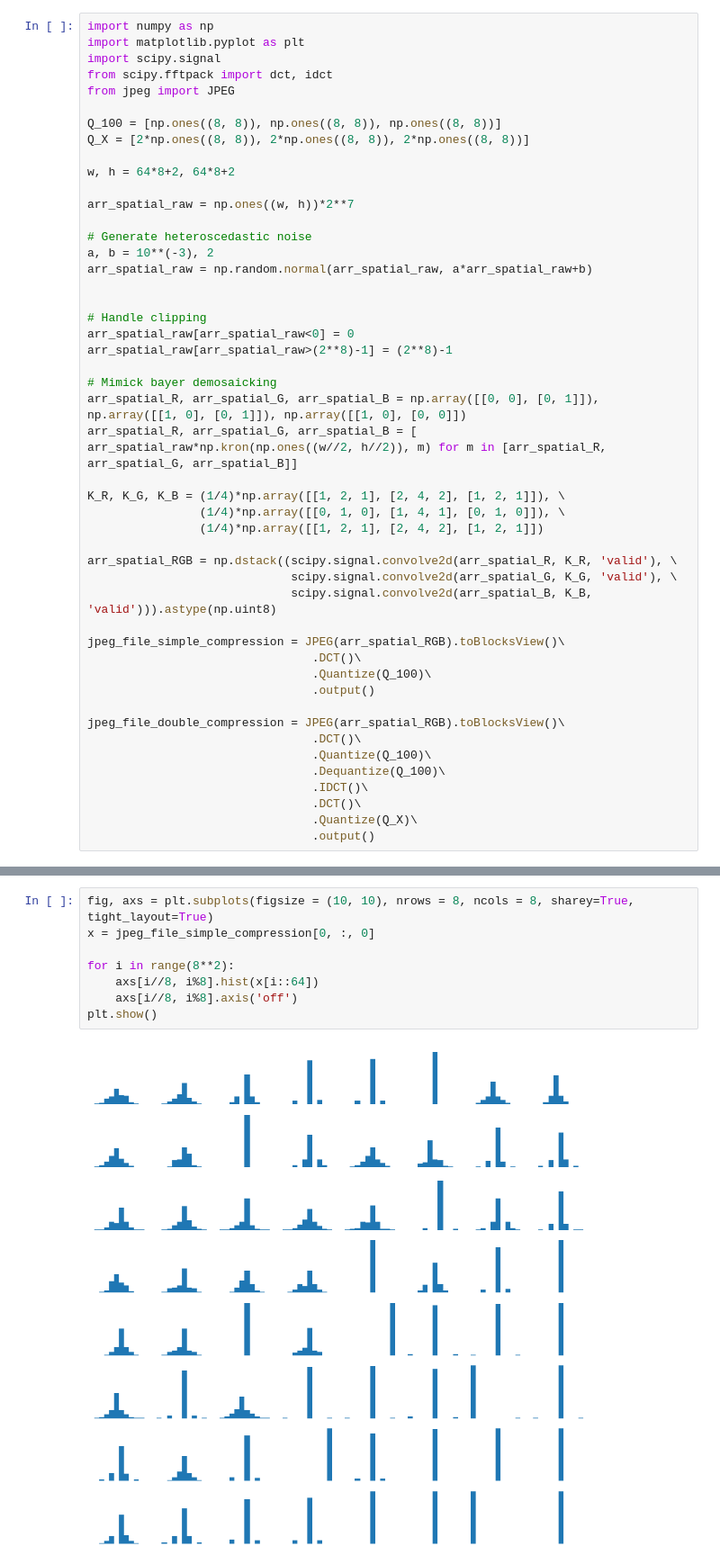
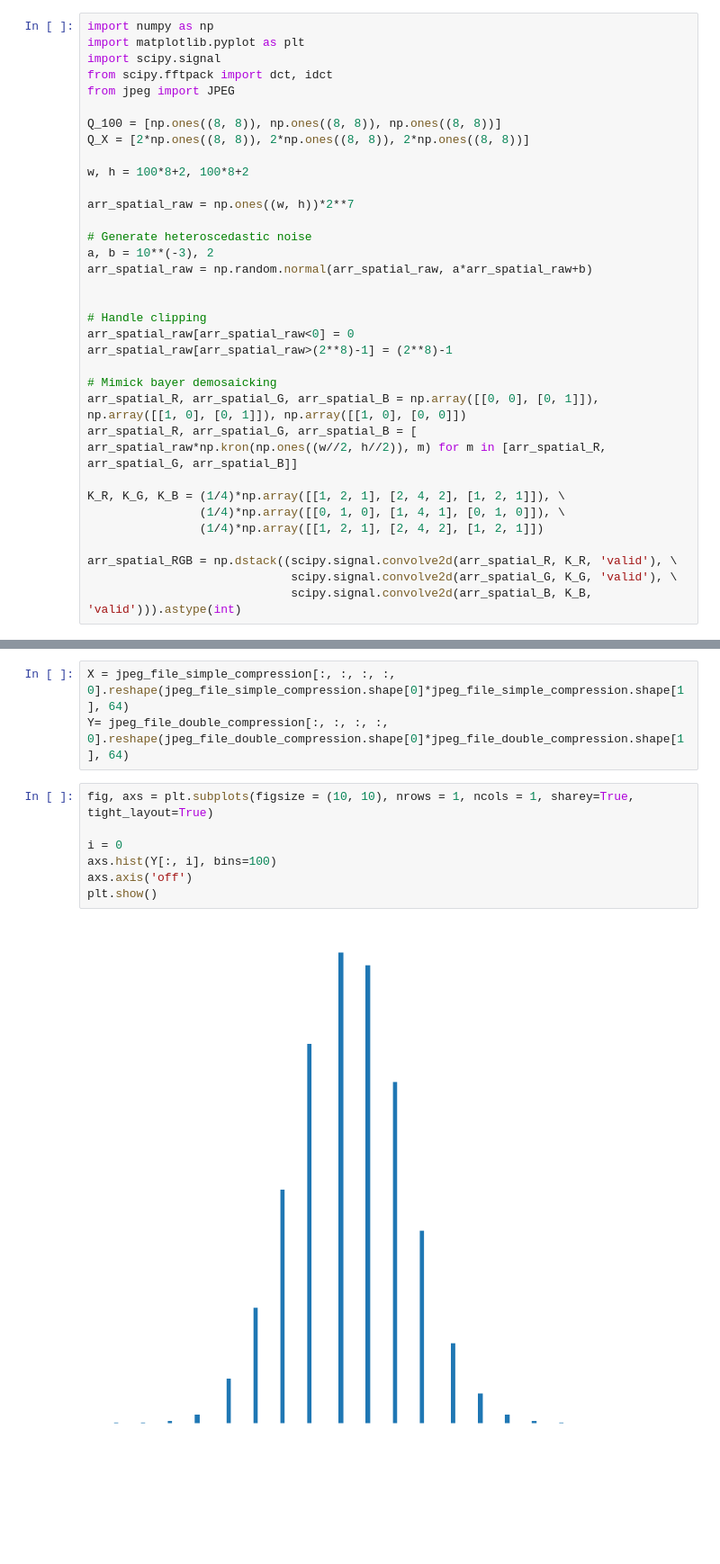
Before and after one commit to ttaburet/jpegtools, a Jupyter notebook: Samples DCT.ipynb, the cells around one changed output, grey strips where cells are left out. Shown at 90% size. Drawn from its saved outputs; the diff is of its cells as text; blank space fills up the shorter version.

```diff
--- a/Samples DCT.ipynb
+++ b/Samples DCT.ipynb
@@ -8,7 +8,7 @@ from jpeg import JPEG
 Q_100 = [np.ones((8, 8)), np.ones((8, 8)), np.ones((8, 8))]
 Q_X = [2*np.ones((8, 8)), 2*np.ones((8, 8)), 2*np.ones((8, 8))]
 
-w, h = 64*8+2, 64*8+2
+w, h = 100*8+2, 100*8+2
 
 arr_spatial_raw = np.ones((w, h))*2**7
 
@@ -31,18 +31,4 @@ K_R, K_G, K_B = (1/4)*np.array([[1, 2, 1], [2, 4, 2], [1, 2, 1]]), \
 
 arr_spatial_RGB = np.dstack((scipy.signal.convolve2d(arr_spatial_R, K_R, 'valid'), \
                              scipy.signal.convolve2d(arr_spatial_G, K_G, 'valid'), \
-                             scipy.signal.convolve2d(arr_spatial_B, K_B, 'valid'))).astype(np.uint8)
-
-jpeg_file_simple_compression = JPEG(arr_spatial_RGB).toBlocksView()\
-                                .DCT()\
-                                .Quantize(Q_100)\
-                                .output()
-
-jpeg_file_double_compression = JPEG(arr_spatial_RGB).toBlocksView()\
-                                .DCT()\
-                                .Quantize(Q_100)\
-                                .Dequantize(Q_100)\
-                                .IDCT()\
-                                .DCT()\
-                                .Quantize(Q_X)\
-                                .output()
+                             scipy.signal.convolve2d(arr_spatial_B, K_B, 'valid'))).astype(int)
@@ -49,10 +49,12 @@ jpeg_file_double_compression = JPEG(arr_spatial_RGB).toBlocksView()\
+# %%
+X = jpeg_file_simple_compression[:, :, :, :, 0].reshape(jpeg_file_simple_compression.shape[0]*jpeg_file_simple_compression.shape[1], 64)
+Y= jpeg_file_double_compression[:, :, :, :, 0].reshape(jpeg_file_double_compression.shape[0]*jpeg_file_double_compression.shape[1], 64)
 # %%
-fig, axs = plt.subplots(figsize = (10, 10), nrows = 8, ncols = 8, sharey=True, tight_layout=True)
-x = jpeg_file_simple_compression[0, :, 0]
+fig, axs = plt.subplots(figsize = (10, 10), nrows = 1, ncols = 1, sharey=True, tight_layout=True)
 
-for i in range(8**2):
-    axs[i//8, i%8].hist(x[i::64])
-    axs[i//8, i%8].axis('off')
+i = 0
+axs.hist(Y[:, i], bins=100)
+axs.axis('off')
 plt.show()
 # %% [output]
-[figure, old version]
+[figure, new version]
```
Also changed, not shown: parts of 6 cells of this notebook, 1 other file.
